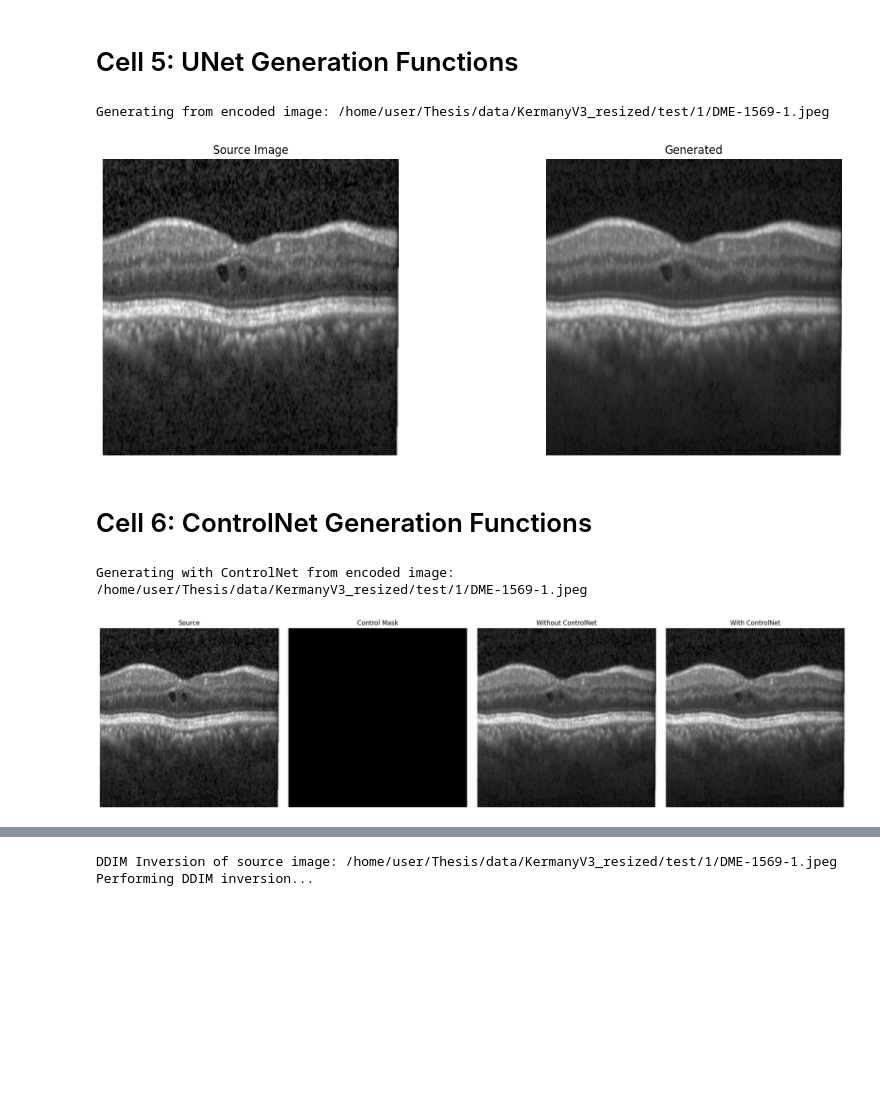
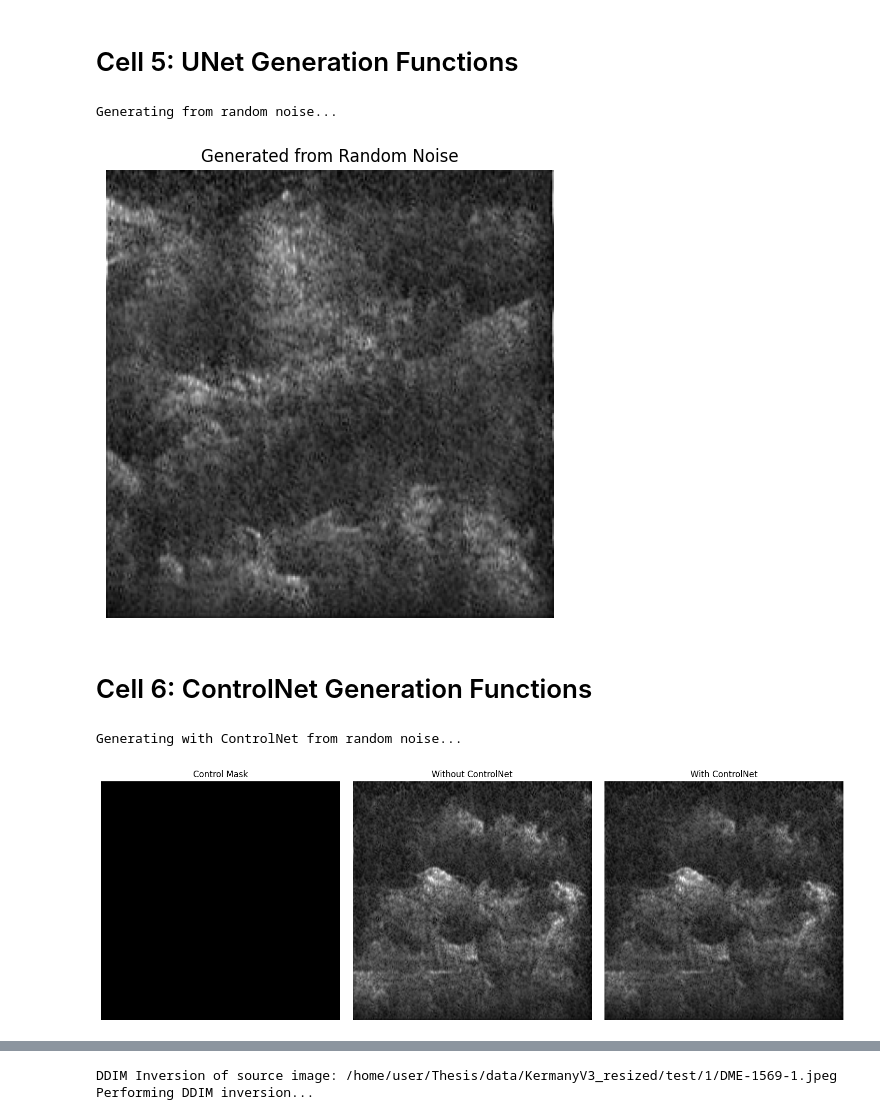
Before and after one commit to marceljhuber/maisi, a Jupyter notebook: Generation.ipynb, the cells around one changed output, grey strips where cells are left out. Cells and saved outputs as stored; diff of their text form; code cells hidden in the pictures; blank space fills up the shorter version.

```diff
--- a/Generation.ipynb
+++ b/Generation.ipynb
@@ -88,6 +91,7 @@ def load_models(config_path="./configs/config_CONTROLNET_germany_ddim.json"):
 
     # Load noise scheduler
     noise_scheduler = define_instance(args, "noise_scheduler")
+    noise_scheduler.num_inference_steps = 50
 
     print("All models loaded successfully!")
 
@@ -250,36 +254,36 @@ def unet_generation_demo(use_random_noise=True, source_image_path=None):
         latent, _, _ = encode_image(source_img)
 
         # Add noise to the encoded latent
         # noise = torch.randn_like(latent)
         # initial_noise = latent + 0.5 * noise  # Partial noise
 
         initial_noise = latent
 
     # Generate using UNet
     generated_latent = denoise_with_unet(initial_noise)
 
     # Decode to image
     with torch.no_grad(), autocast(device_type="cuda", dtype=torch.float32):
         generated_image = recon_model(generated_latent)
         generated_image = torch.clip(generated_image, -1.0, 1.0)
 
     # Display
     gen_img = tensor_to_image((generated_image + 1) / 2)
 
     if not use_random_noise:
         source_display = tensor_to_image((source_img + 1) / 2)
         display_images([source_display, gen_img], ["Source Image", "Generated"])
     else:
         display_images([gen_img], ["Generated from Random Noise"])
 
     return generated_latent, generated_image
 
 # Example usage:
 # generated_latent, generated_image = unet_generation_demo(use_random_noise=True)
-generated_latent, generated_image = unet_generation_demo(use_random_noise=False, source_image_path=image_path)
+generated_latent, generated_image = unet_generation_demo(use_random_noise=True, source_image_path=image_path)
 # %% [output]
-Generating from encoded image: /home/user/Thesis/data/KermanyV3_resized/test/1/DME-1569-1.jpeg
+Generating from random noise...
-[figure, old version]
+[figure, new version]
 # %% [markdown]
 # Cell 6: ControlNet Generation Functions
 # %%
@@ -336,6 +340,7 @@ def controlnet_generation_demo(mask_path, use_random_noise=True, source_image_pa
         # Add noise to the encoded latent
         noise = torch.randn_like(latent)
         initial_noise = latent + 0.5 * noise  # Partial noise
+        # initial_noise = latent  # No noise
         source_display = tensor_to_image((source_img + 1) / 2)
 
     # Generate using ControlNet
@@ -371,19 +376,15 @@ def controlnet_generation_demo(mask_path, use_random_noise=True, source_image_pa
 
     return controlled_latent, controlled_image, uncontrolled_latent, uncontrolled_image
 
-# Example usage:
-# controlled_latent, controlled_image, uncontrolled_latent, uncontrolled_image = controlnet_generation_demo(
-#     mask_path="path/to/mask.png",
-#     use_random_noise=True
-# )
+
 controlled_latent, controlled_image, uncontrolled_latent, uncontrolled_image = controlnet_generation_demo(
     mask_path=mask_path,
-    use_random_noise=False,
+    use_random_noise=True,
     source_image_path=image_path
 )
 # %% [output]
-Generating with ControlNet from encoded image: /home/user/Thesis/data/KermanyV3_resized/test/1/DME-1569-1.jpeg
+Generating with ControlNet from random noise...
-[figure, old version]
+[figure, new version]
 # %%
 # Print current scheduler info
 print(f"Scheduler type: {type(noise_scheduler)}")
```
Also changed, not shown: parts of 5 cells of this notebook, 7 other files.
